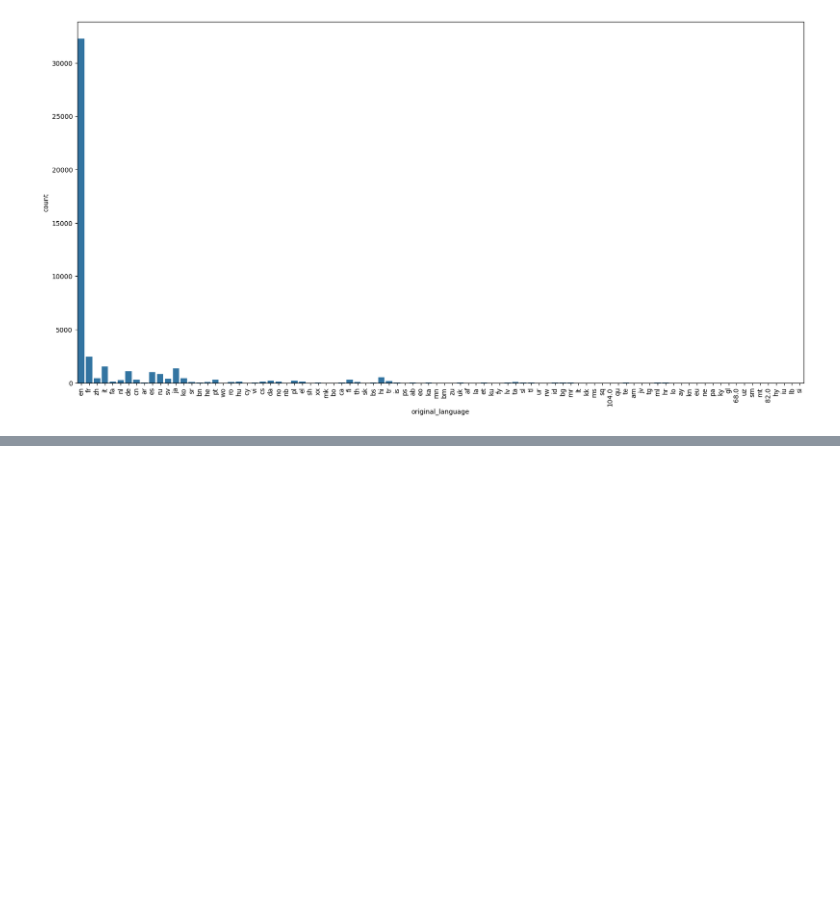
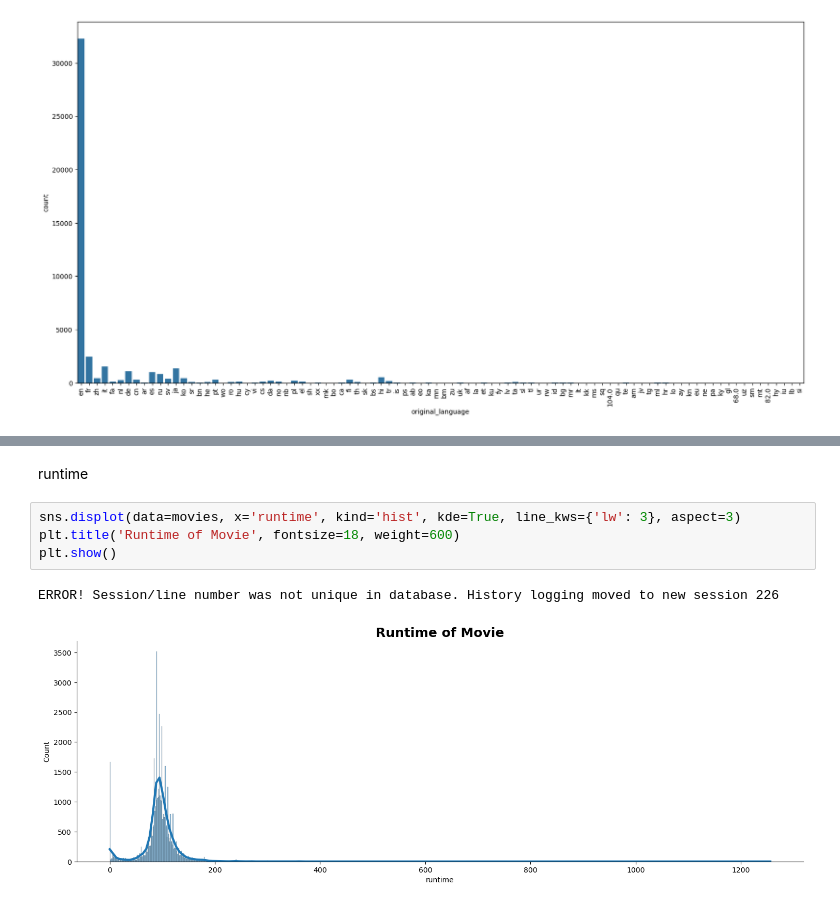
Before and after one commit to MohammadMahdiRazavi/Movie-Recommendation-System, a Jupyter notebook: src/notebooks/MovieEDA.ipynb, the cells around one changed output, grey strips where cells are left out. Saved outputs shown, nothing was run; the diff lists cells and outputs as text; blank space fills up the shorter version.

```diff
--- a/src/notebooks/MovieEDA.ipynb
+++ b/src/notebooks/MovieEDA.ipynb
@@ -182,0 +195,9 @@ plt.show()
+# %% [markdown]
+runtime
+# %%
+sns.displot(data=movies, x='runtime', kind='hist', kde=True, line_kws={'lw': 3}, aspect=3)
+plt.title('Runtime of Movie', fontsize=18, weight=600)
+plt.show()
+# %% [output]
+ERROR! Session/line number was not unique in database. History logging moved to new session 226
+[figure, added]
```
Also changed, not shown: parts of 2 cells of this notebook.
